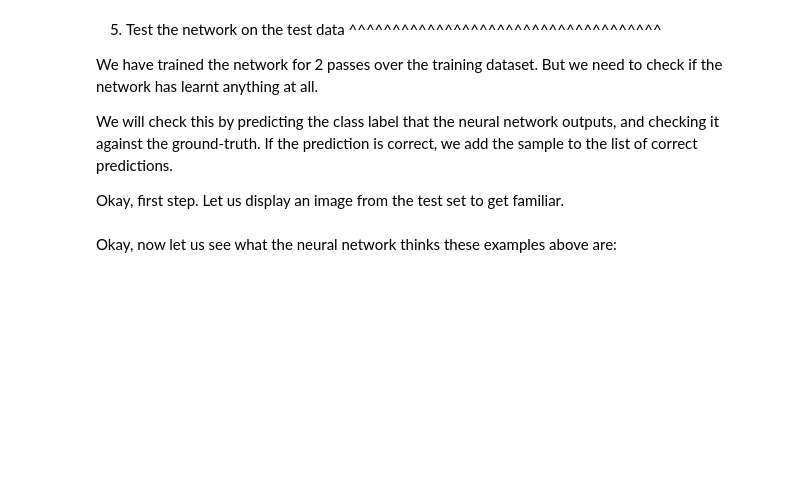
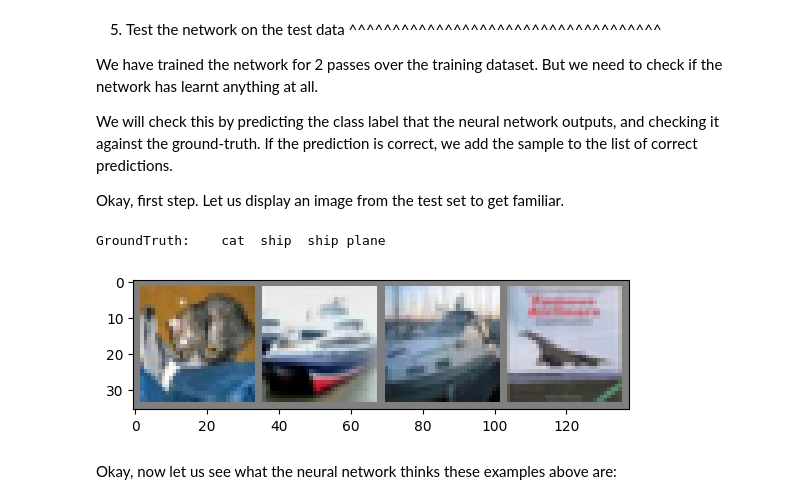
Before and after one commit to Megm-cyber/Ciff, a Jupyter notebook: _downloads/cifar10_tutorial.ipynb, the cells around one changed output. Cells and saved outputs as stored; diff of their text form; code cells hidden in the pictures; blank space fills up the shorter version.

```diff
--- a/_downloads/cifar10_tutorial.ipynb
+++ b/_downloads/cifar10_tutorial.ipynb
@@ -272,11 +272,14 @@ Okay, first step. Let us display an image from the test set to get familiar.
 # %%
 dataiter = iter(testloader)
 images, labels = images.to(device), labels.to(device)
-images, labels = dataiter.next()
+images, labels = next(dataiter)
 
 # print images
 imshow(torchvision.utils.make_grid(images))
 print('GroundTruth: ', ' '.join('%5s' % classes[labels[j]] for j in range(4)))
+# %% [output]
+GroundTruth:    cat  ship  ship plane
+[figure, added]
 # %% [markdown]
 Okay, now let us see what the neural network thinks these examples above are:
 # %%
```
Also changed, not shown: parts of 3 cells of this notebook.
